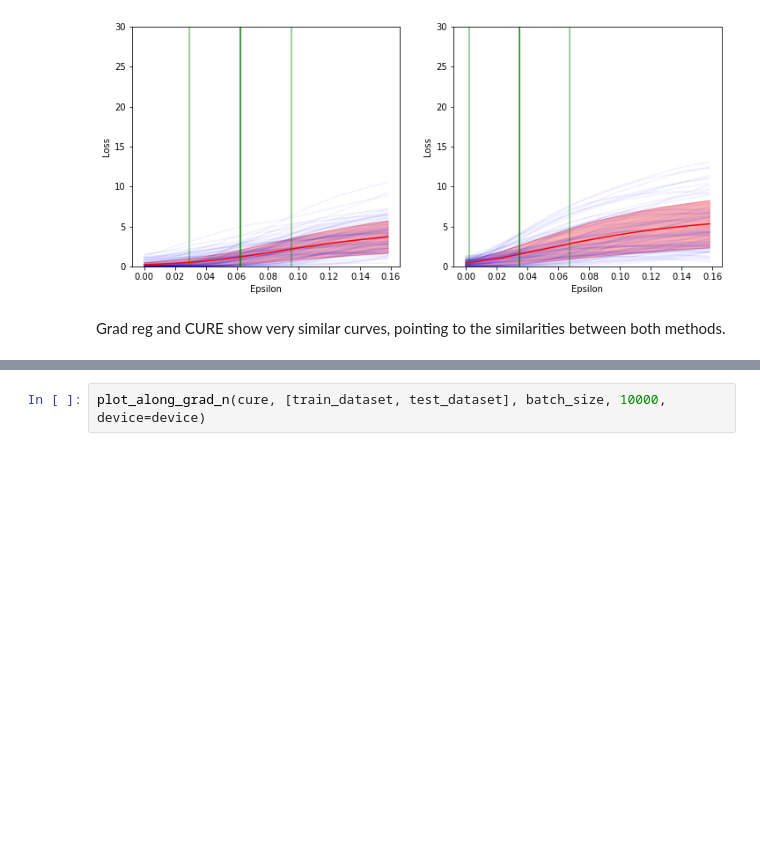
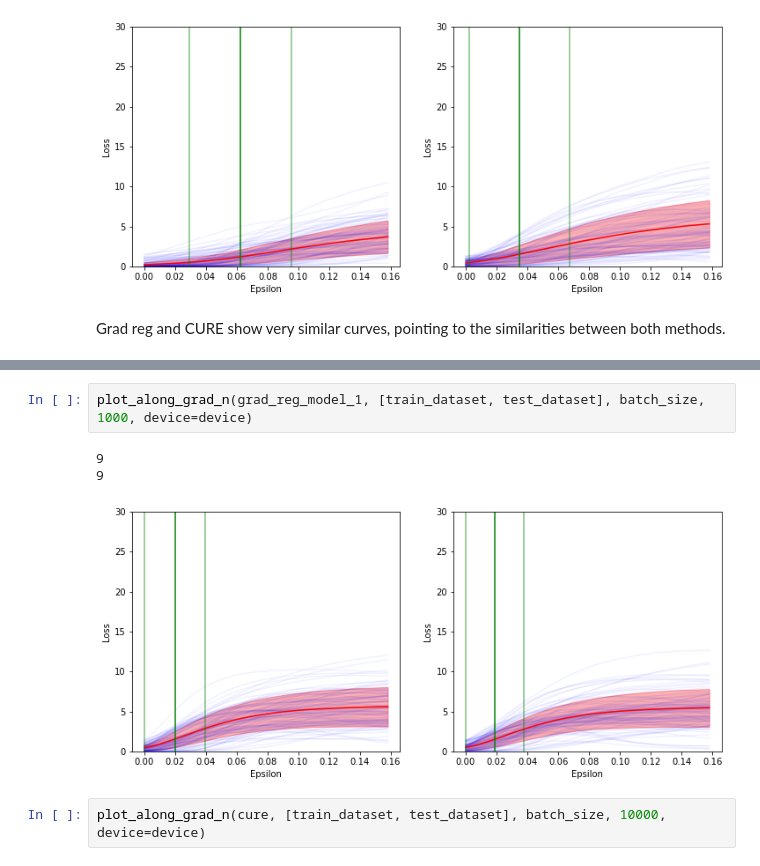
Before and after one commit to CarlosGomes98/false_sense_of_security, a Jupyter notebook: notebooks/Plot_Along_Grad.ipynb, the cells around one changed output, grey strips where cells are left out. Saved outputs shown, nothing was run; the diff lists cells and outputs as text; blank space fills up the shorter version.

```diff
--- a/notebooks/Plot_Along_Grad.ipynb
+++ b/notebooks/Plot_Along_Grad.ipynb
@@ -180,3 +158,9 @@ plot_along_grad_n(grad_reg_model, [train_dataset, test_dataset], batch_size, 100
+# %%
+plot_along_grad_n(grad_reg_model_1, [train_dataset, test_dataset], batch_size, 1000, device=device)
+# %% [output]
+9
+9
+[figure, added]
 # %%
 plot_along_grad_n(cure, [train_dataset, test_dataset], batch_size, 10000, device=device)
 # %% [output]
```
Also changed, not shown: parts of 16 cells of this notebook, 5 other files.
